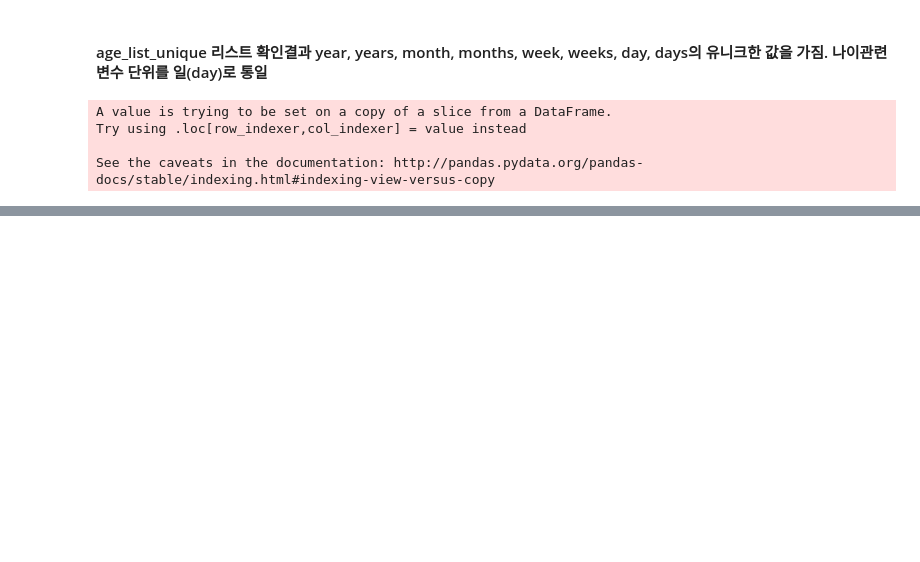
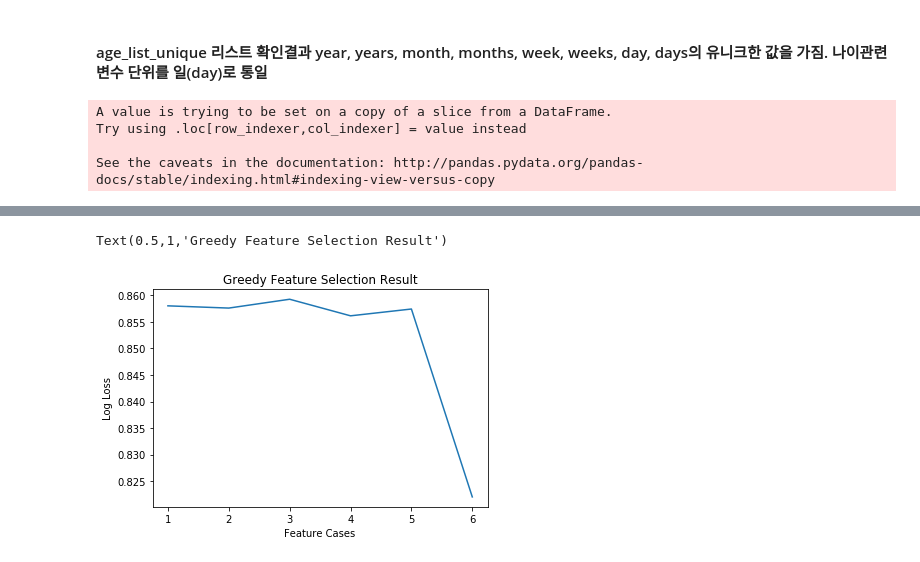
Before and after one commit to frozendrpepper/ML_Project, a Jupyter notebook: Project_main.ipynb, the cells around one changed output, grey strips where cells are left out. Drawn from its saved outputs; the diff is of its cells as text; code cells hidden in the pictures; blank space fills up the shorter version.

```diff
--- a/Project_main.ipynb
+++ b/Project_main.ipynb
@@ -508,0 +876,8 @@ See the caveats in the documentation: http://pandas.pydata.org/pandas-docs/stabl
+# %%
+plt.plot(range(1, 7), logLoss_compile)
+plt.xlabel('Feature Cases')
+plt.ylabel('Log Loss')
+plt.title('Greedy Feature Selection Result')
+# %% [output]
+Text(0.5,1,'Greedy Feature Selection Result')
+[figure, added]
```
Also changed, not shown: parts of 58 cells of this notebook, 2 other files.
